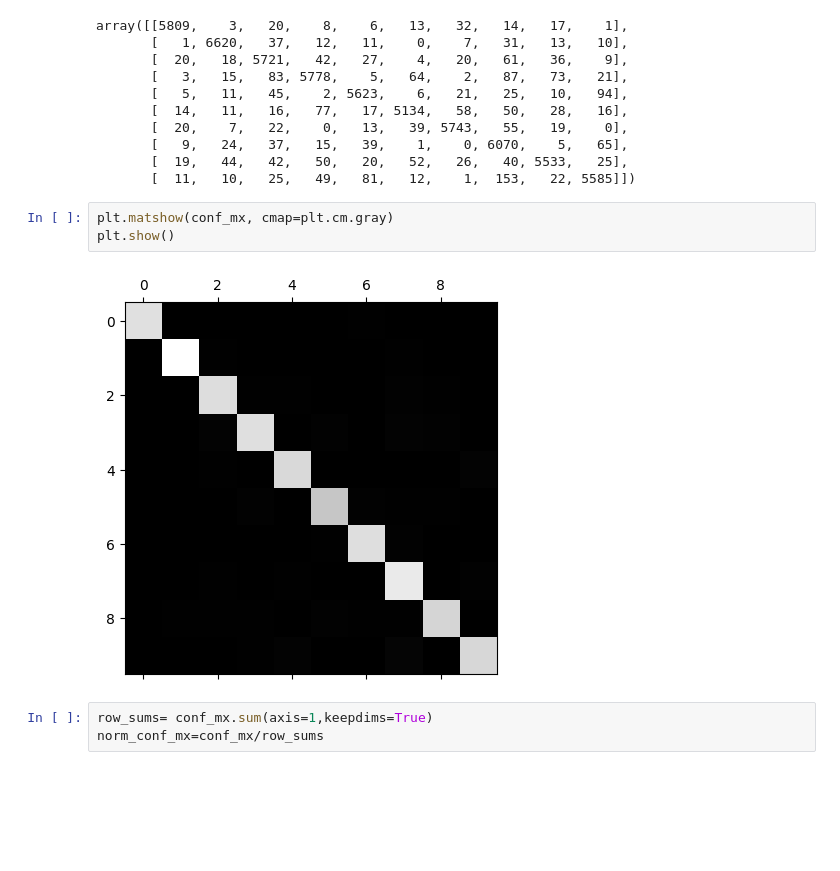
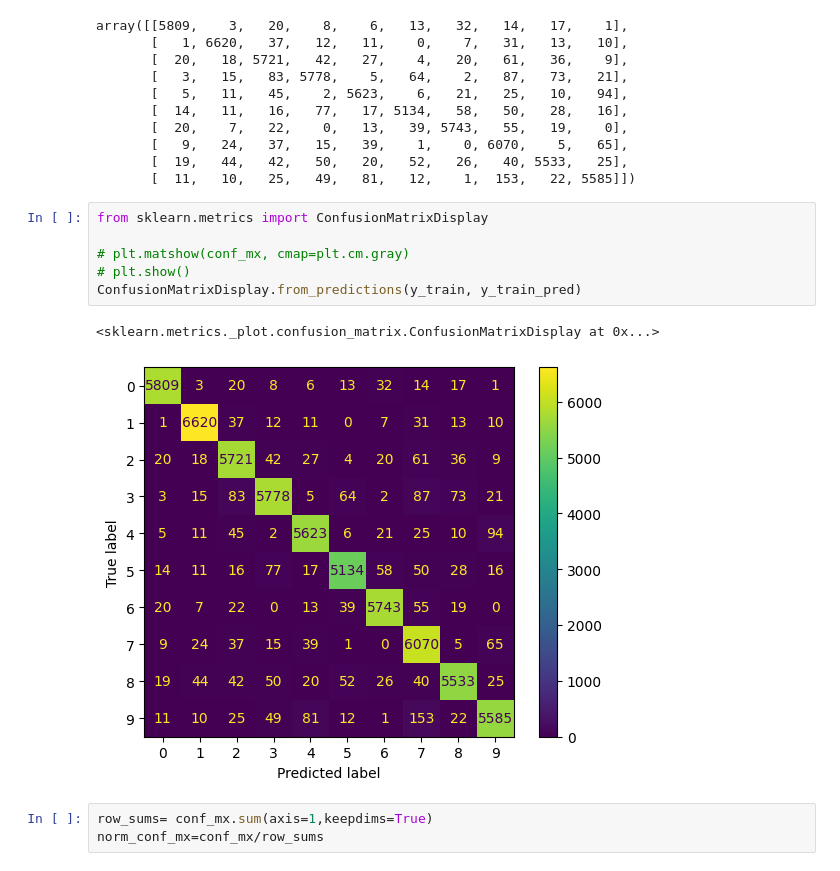
Before and after one commit to abhimanyudalal1/hands-on-ML, a Jupyter notebook: mnist.ipynb, the cells around one changed output. Drawn from its saved outputs; the diff is of its cells as text; blank space fills up the shorter version.

```diff
--- a/mnist.ipynb
+++ b/mnist.ipynb
@@ -376,10 +376,14 @@ array([[5809,    3,   20,    8,    6,   13,   32,   14,   17,    1],
        [  19,   44,   42,   50,   20,   52,   26,   40, 5533,   25],
        [  11,   10,   25,   49,   81,   12,    1,  153,   22, 5585]])
 # %%
-plt.matshow(conf_mx, cmap=plt.cm.gray)
-plt.show()
+from sklearn.metrics import ConfusionMatrixDisplay
+
+# plt.matshow(conf_mx, cmap=plt.cm.gray)
+# plt.show()
+ConfusionMatrixDisplay.from_predictions(y_train, y_train_pred)
 # %% [output]
+<sklearn.metrics._plot.confusion_matrix.ConfusionMatrixDisplay at 0x...>
-[figure, old version]
+[figure, new version]
 # %%
 row_sums= conf_mx.sum(axis=1,keepdims=True)
 norm_conf_mx=conf_mx/row_sums
```
Also changed, not shown: parts of 10 cells of this notebook.
